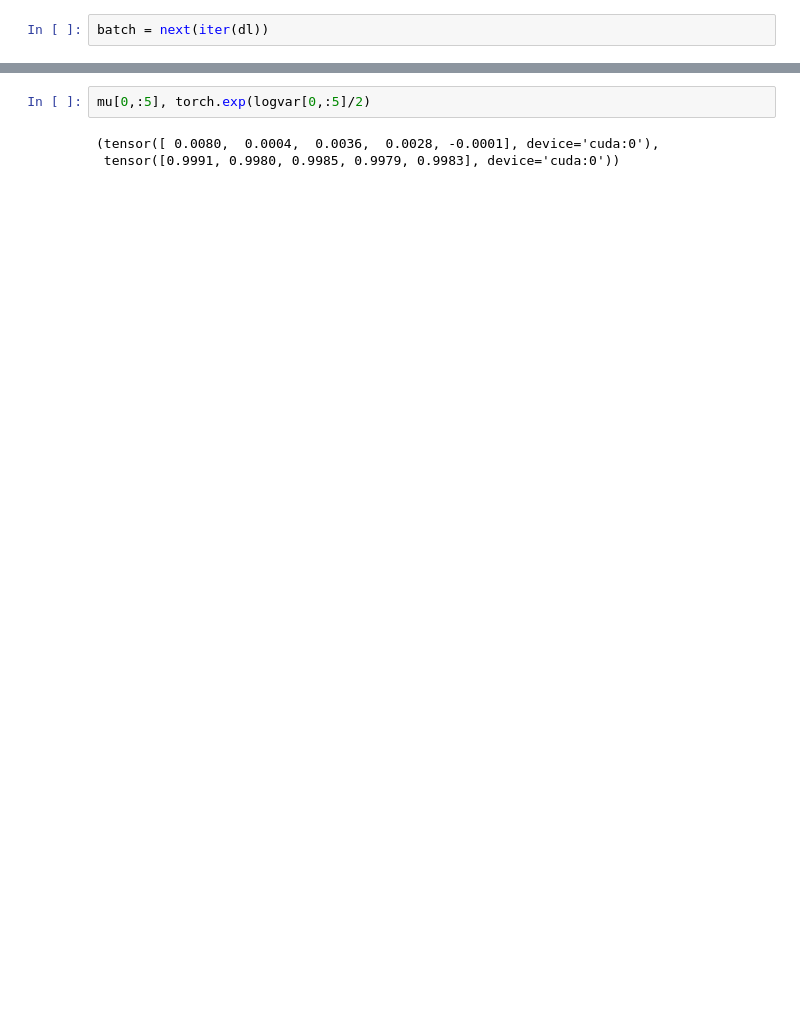
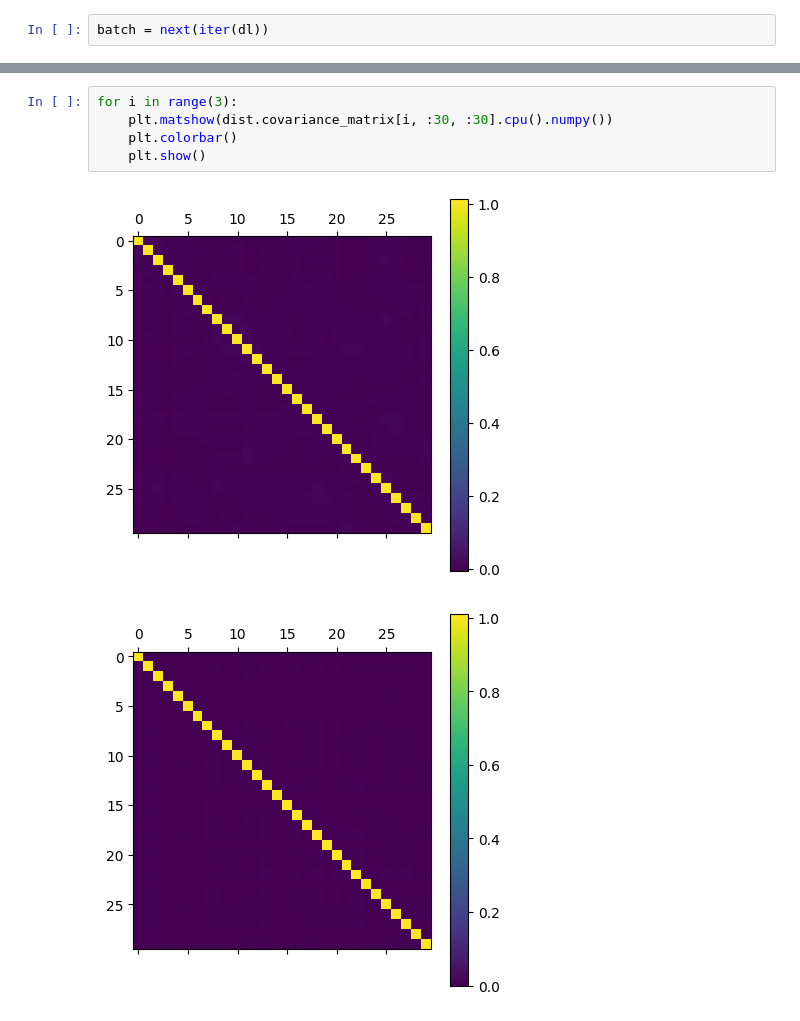
Before and after one commit to dhudsmith/turb_vae, a Jupyter notebook: turb_vae/test_z_prior.ipynb, the cells around one changed output, grey strips where cells are left out. Cells and saved outputs as stored; diff of their text form; blank space fills up the shorter version.

```diff
--- a/turb_vae/test_z_prior.ipynb
+++ b/turb_vae/test_z_prior.ipynb
@@ -61,5 +61,8 @@ tensor([[1.0267, 1.0266, 1.0265, 1.0263, 1.0265],
-# %%
-mu[0,:5], torch.exp(logvar[0,:5]/2)
-# %% [output]
-(tensor([ 0.0080,  0.0004,  0.0036,  0.0028, -0.0001], device='cuda:0'),
- tensor([0.9991, 0.9980, 0.9985, 0.9979, 0.9983], device='cuda:0'))
+# %%
+for i in range(3):
+    plt.matshow(dist.covariance_matrix[i, :30, :30].cpu().numpy())
+    plt.colorbar()
+    plt.show()
+# %% [output]
+[figure, added]
+[figure, added]
```
Also changed, not shown: parts of 10 cells of this notebook, 4 other files.
